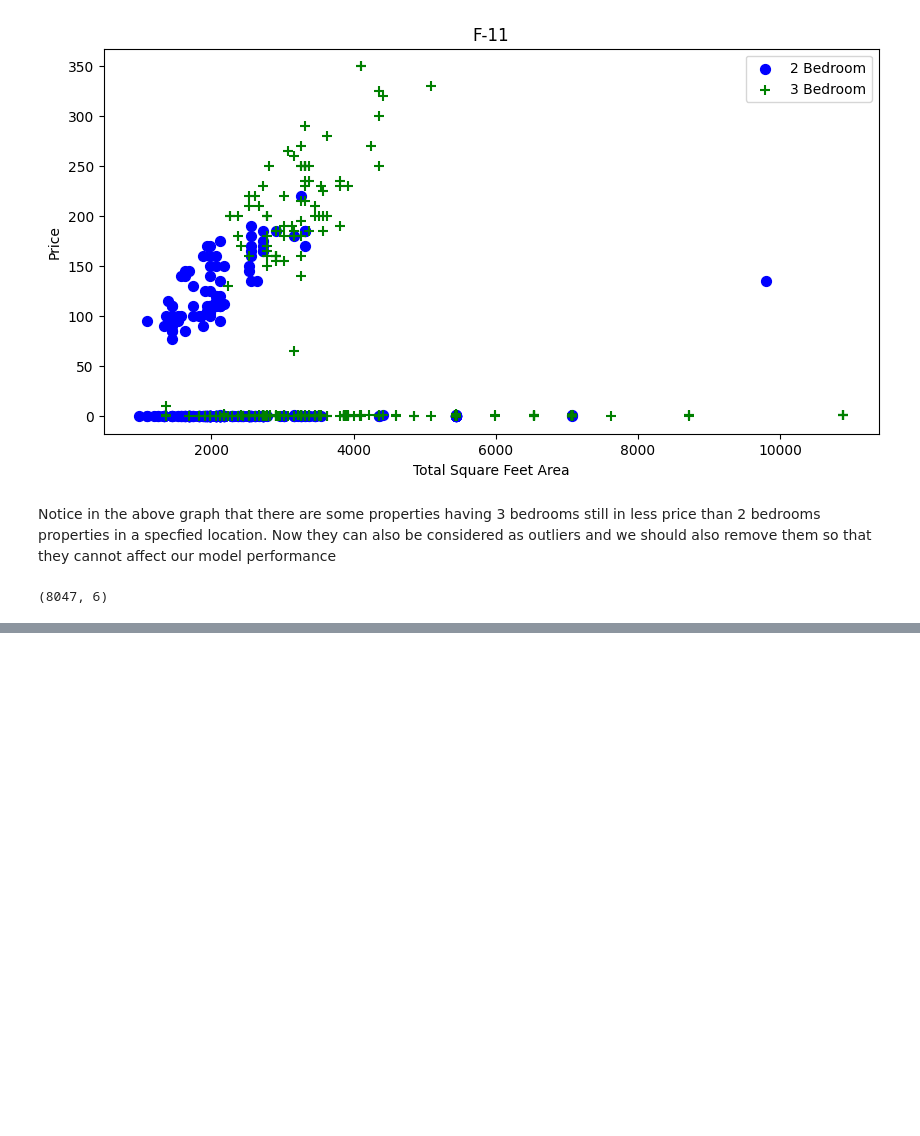
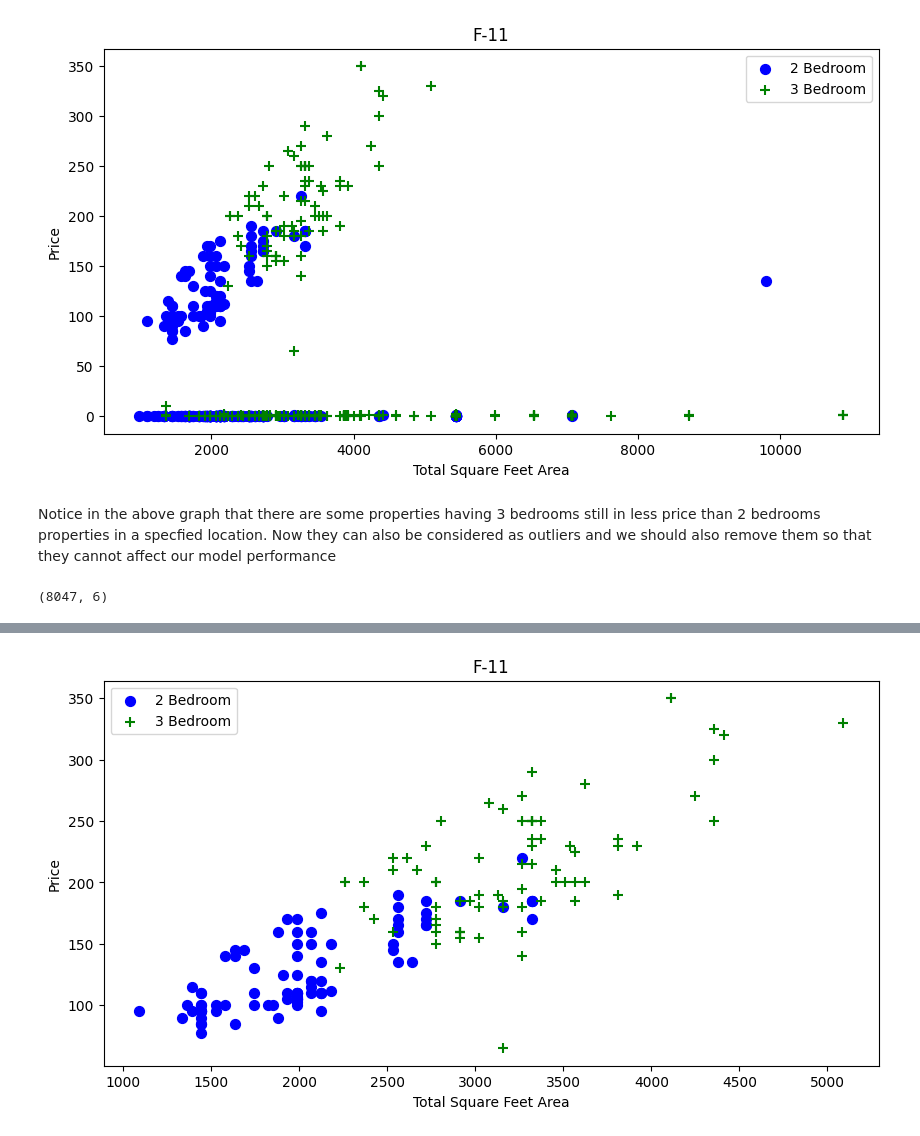
Before and after one commit to razzaq-99/Pakistan-s-Top-Cities-Property-Price-Prediction, a Jupyter notebook: Islamabad_property_price_prediction.ipynb, the cells around one changed output, grey strips where cells are left out. Drawn from its saved outputs; the diff is of its cells as text; code cells hidden in the pictures; blank space fills up the shorter version.

```diff
--- a/Islamabad_property_price_prediction.ipynb
+++ b/Islamabad_property_price_prediction.ipynb
@@ -285,0 +306,4 @@ df.shape
+# %%
+plot_scatter_chart(df, "F-11")
+# %% [output]
+[figure, added]
```
Also changed, not shown: parts of 8 cells of this notebook.
